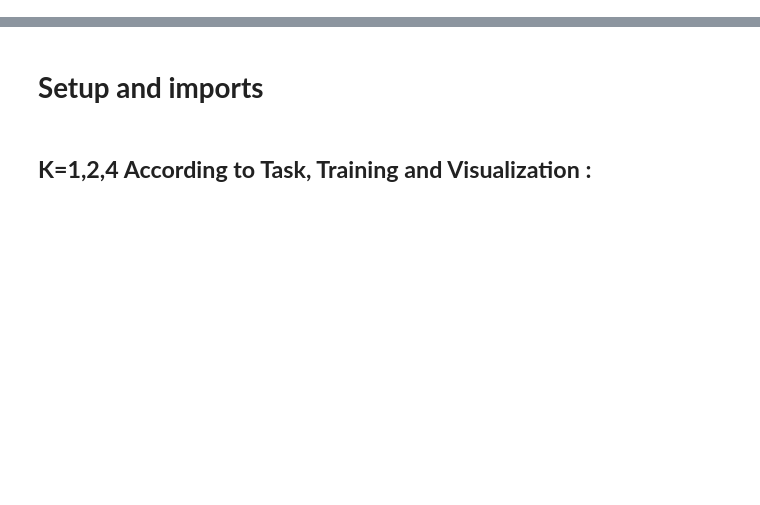
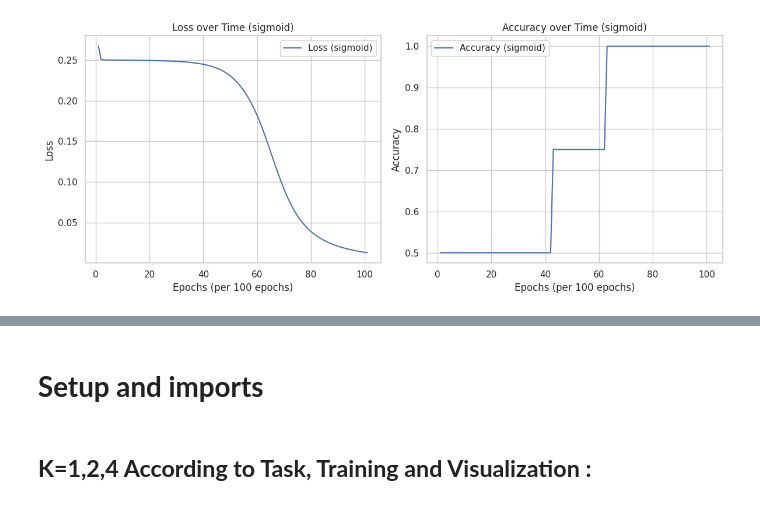
Before and after one commit to ShovalBenjer/deep_learning_neural_networks, a Jupyter notebook: Deep_exc_1_adir_shoval.ipynb, the cells around one changed output, grey strips where cells are left out. Saved outputs shown, nothing was run; the diff lists cells and outputs as text; code cells hidden in the pictures; blank space fills up the shorter version.

```diff
--- a/Deep_exc_1_adir_shoval.ipynb
+++ b/Deep_exc_1_adir_shoval.ipynb
@@ -13,0 +130,92 @@ Writers: Adir Amar 209017755, Shoval Benjer 319037404
+# %%
+# Define input and target output for the XOR function
+x = torch.FloatTensor([[0., 0.],
+                       [0., 1.],
+                       [1., 0.],
+                       [1., 1.]])
+y_true = torch.FloatTensor([[0.],
+                            [1.],
+                            [1.],
+                            [0.]])
+# Train and evaluate networks with different activation functions
+activation_functions = ['sigmoid', 'tanh', 'relu']
+results = []
+
+for activation in activation_functions:
+    print(f"\nTraining XORNet with activation function: {activation}")
+    net, history, elapsed_time = train_network(k=2, activation_function=activation, learning_rate=0.1, epochs=10000)
+
+    # Final predictions and metrics
+    y_pred = net(x)
+    loss_value = F.mse_loss(y_pred, y_true).item()
+    y_pred_binary = (y_pred >= 0.5).float()
+    y_true_flat = y_true.numpy().flatten()
+    y_pred_flat = y_pred_binary.detach().numpy().flatten()
+    accuracy = accuracy_score(y_true_flat, y_pred_flat)
+    precision = precision_score(y_true_flat, y_pred_flat, zero_division=0)
+    recall = recall_score(y_true_flat, y_pred_flat, zero_division=0)
+    f1 = f1_score(y_true_flat, y_pred_flat, zero_division=0)
+    conf_matrix = confusion_matrix(y_true_flat, y_pred_flat)
+
+    # Store results
+    results.append({
+        'activation': activation,
+        'net': net,
+        'history': history,
+        'loss': loss_value,
+        'accuracy': accuracy,
+        'precision': precision,
+        'recall': recall,
+        'f1_score': f1,
+        'time': elapsed_time,
+        'confusion_matrix': conf_matrix,
+        'y_pred': y_pred.detach().numpy(),
+        'y_true': y_true.numpy()
+    })
+
+    # Print performance metrics
+    print(f"Loss: {loss_value}")
+    print(f"Accuracy: {accuracy}")
+    print(f"Precision: {precision}")
+    print(f"Recall: {recall}")
+    print(f"F1 Score: {f1}")
+    print(f"Time elapsed: {elapsed_time:.4f} seconds")
+
+# Plot training history
+for result in results:
+    history = result['history']
+    activation = result['activation']
+    epochs = range(1, len(history['loss']) + 1)
+    plt.figure(figsize=(12, 5))
+
+    # Plot Loss
+    plt.subplot(1, 2, 1)
+    plt.plot(epochs, history['loss'], label=f'Loss ({activation})')
+    plt.title(f'Loss over Time ({activation})')
+    plt.xlabel('Epochs (per 100 epochs)')
+    plt.ylabel('Loss')
+    plt.legend()
+
+    # Plot Accuracy
+    plt.subplot(1, 2, 2)
+    plt.plot(epochs, history['accuracy'], label=f'Accuracy ({activation})')
+    plt.title(f'Accuracy over Time ({activation})')
+    plt.xlabel('Epochs (per 100 epochs)')
+    plt.ylabel('Accuracy')
+    plt.legend()
+
+    plt.tight_layout()
+    plt.show()
+
+# Comparing activation functions
+metrics = ['loss', 'accuracy', 'precision', 'recall', 'f1_score', 'time']
+for metric in metrics:
+    values = [result[metric] for result in results]
+    activations = [result['activation'] for result in results]
+    plt.figure(figsize=(8, 6))
+    sns.barplot(x=activations, y=values, palette='viridis')
+    plt.title(f'{metric.capitalize()} Comparison of Activation Functions')
+    plt.xlabel('Activation Function')
+    plt.ylabel(metric.capitalize())
+    plt.show()
+# %% [output]
@@ -13,0 +239 @@ Writers: Adir Amar 209017755, Shoval Benjer 319037404
+[figure, added]
```
Also changed, not shown: parts of 9 cells of this notebook.
